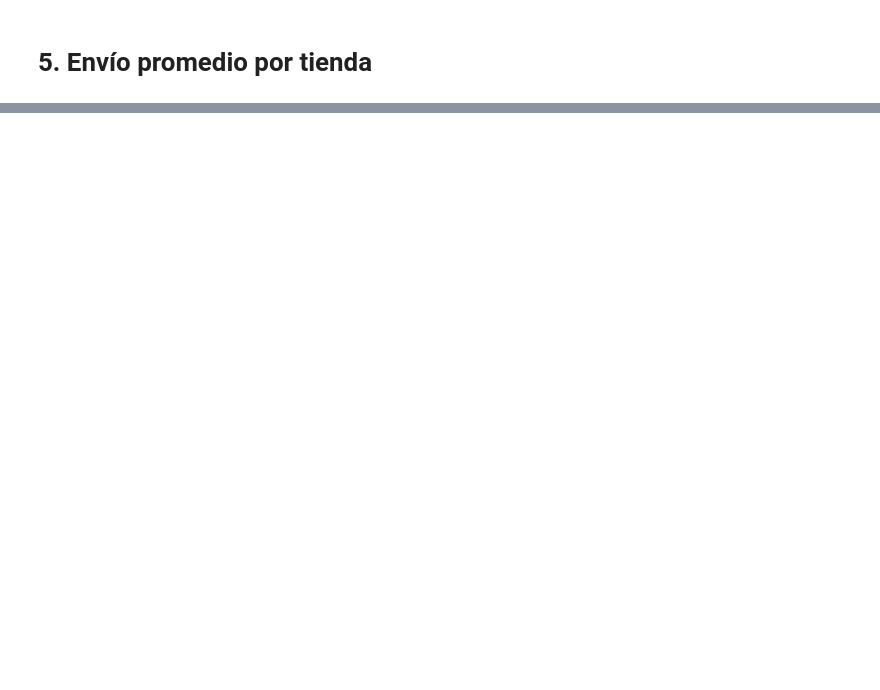
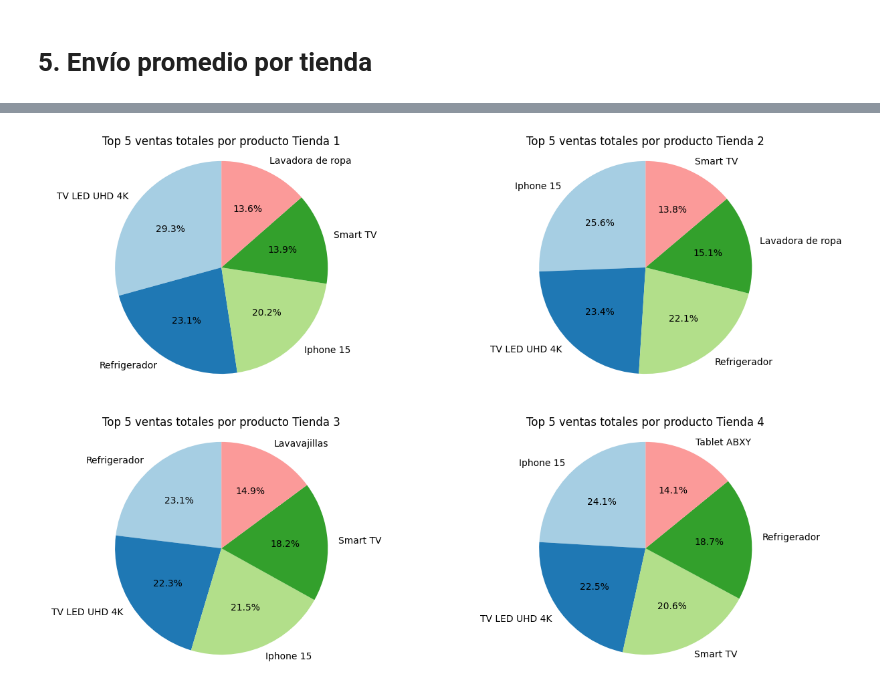
Before and after one commit to fmonteci/AluraStore, a Jupyter notebook: AluraStoreLatam.ipynb, the cells around one changed output, grey strips where cells are left out. Saved outputs shown, nothing was run; the diff lists cells and outputs as text; code cells hidden in the pictures; blank space fills up the shorter version.

```diff
--- a/AluraStoreLatam.ipynb
+++ b/AluraStoreLatam.ipynb
@@ -252,0 +397,47 @@ El costo promedio de tienda4 es: 23459.457167090754
+# %%
+vtasxtipot1=tienda.groupby("Producto")["Precio"].sum()
+vtasxtipot2=tienda2.groupby("Producto")["Precio"].sum()
+vtasxtipot3=tienda3.groupby("Producto")["Precio"].sum()
+vtasxtipot4=tienda4.groupby("Producto")["Precio"].sum()
+orden1=vtasxtipot1.sort_values(ascending=False)
+orden2=vtasxtipot2.sort_values(ascending=False)
+orden3=vtasxtipot3.sort_values(ascending=False)
+orden4=vtasxtipot4.sort_values(ascending=False)
+top5T1=orden1.head(5)
+top5T2=orden2.head(5)
+top5T3=orden3.head(5)
+top5T4=orden4.head(5)
+
+otros1=orden1.iloc[5:].sum()
+otros2=orden2.iloc[5:].sum()
+otros3=orden3.iloc[5:].sum()
+otros4=orden4.iloc[5:].sum()
+
+
+
+
+fig,ax=plt.subplots(2,2,figsize=(15,10))
+
+
+ax[0,0].pie(top5T1, labels=top5T1.index, autopct='%1.1f%%', startangle=90, colors=plt.cm.Paired.colors)
+ax[0,0].set_title("Top 5 ventas totales por producto Tienda 1")
+ax[0,0].axis("equal")
+
+
+ax[0,1].pie(top5T2, labels=top5T2.index, autopct='%1.1f%%', startangle=90, colors=plt.cm.Paired.colors)
+ax[0,1].set_title("Top 5 ventas totales por producto Tienda 2")
+ax[0,1].axis("equal")
+
+
+ax[1,0].pie(top5T3, labels=top5T3.index, autopct='%1.1f%%', startangle=90, colors=plt.cm.Paired.colors)
+ax[1,0].set_title("Top 5 ventas totales por producto Tienda 3")
+ax[1,0].axis("equal")
+
+
+ax[1,1].pie(top5T4, labels=top5T4.index, autopct='%1.1f%%', startangle=90, colors=plt.cm.Paired.colors)
+ax[1,1].set_title("Top 5 ventas totales por producto Tienda 4")
+ax[1,1].axis("equal")
+
+plt.show()
+# %% [output]
+[figure, added]
```
Also changed, not shown: parts of 20 cells of this notebook.
